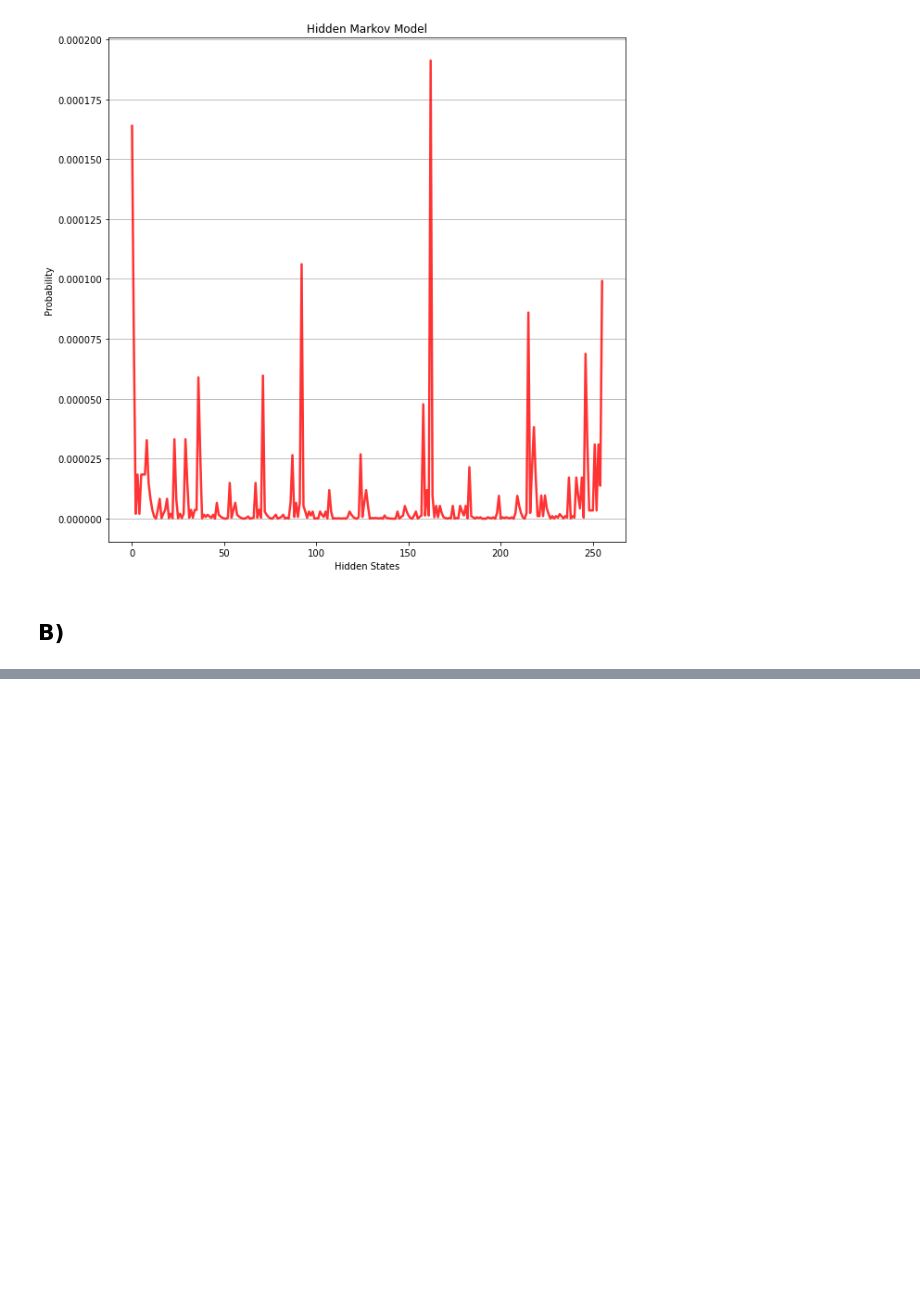
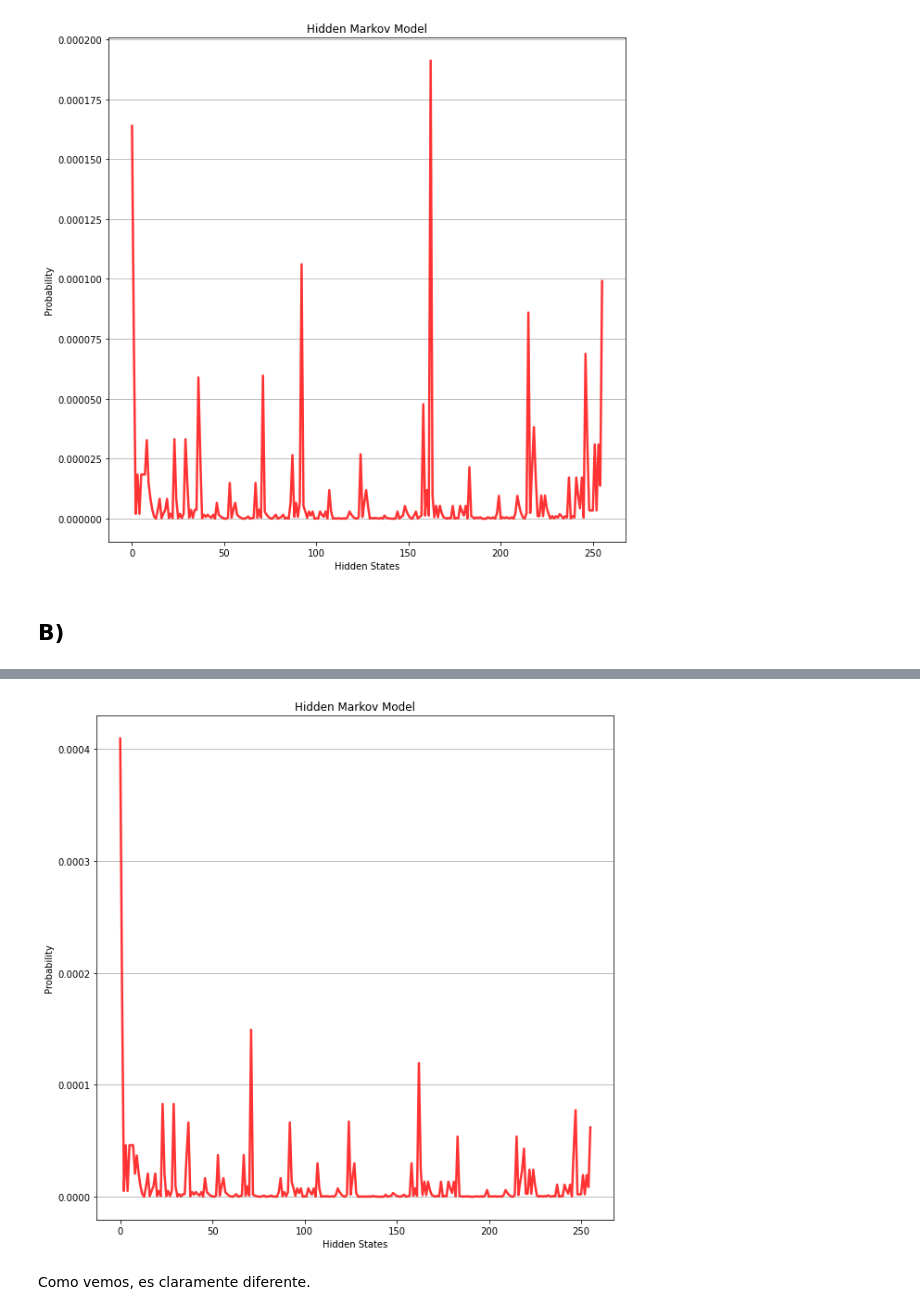
Before and after one commit to JsNcAr/Metodos1_JasonArias_SergioCruz, a Jupyter notebook: Final/hidden_markov.ipynb, the cells around one changed output, grey strips where cells are left out. Drawn from its saved outputs; the diff is of its cells as text; code cells hidden in the pictures; blank space fills up the shorter version.

```diff
--- a/Final/hidden_markov.ipynb
+++ b/Final/hidden_markov.ipynb
@@ -11,8 +11,9 @@ E = np.array([[0.5, 0.9], [0.5, 0.1]])
 # %%
 obs = np.array([1, 0, 0, 0, 1, 0, 1, 0])
 p_priori = np.array([0.2, 0.8])
+states = np.array([0, 1])
 
-total_states = combinations_with_replacement([0, 1], len(obs))
+total_states = combinations_with_replacement(states, len(obs))
 total_states = np.array(list(total_states))
 
 
@@ -27,8 +28,8 @@ def hidden_states(states, N):
     return np.array(states_permutation)
 
 
-hidden_states = hidden_states(total_states, len(obs))
-print(len(hidden_states))
+h_states = hidden_states(total_states, len(obs))
+print(len(h_states))
 # %% [output]
 256
 # %%
@@ -76,0 +120,18 @@ The probability of the most probable hidden state is:  0.0001911029760000001
+# %%
+p_priori = np.array([0.5, 0.5])
+prob = []
+for i in h_states:
+    prob.append(prob_states(p_priori, i, T, E, obs, len(obs)))
+
+fig = plt.figure(figsize=(10, 10))
+ax = fig.add_subplot(111)
+ax.set_title("Hidden Markov Model")
+ax.set_xlabel("Hidden States")
+ax.set_ylabel("Probability")
+ax.yaxis.grid(True)
+ax.plot(prob, color="red", linewidth=2.5, alpha=0.8)
+plt.show()
+# %% [output]
+[figure, added]
+# %% [markdown]
+Como vemos, es claramente diferente.
```
Also changed, not shown: parts of 9 cells of this notebook.
